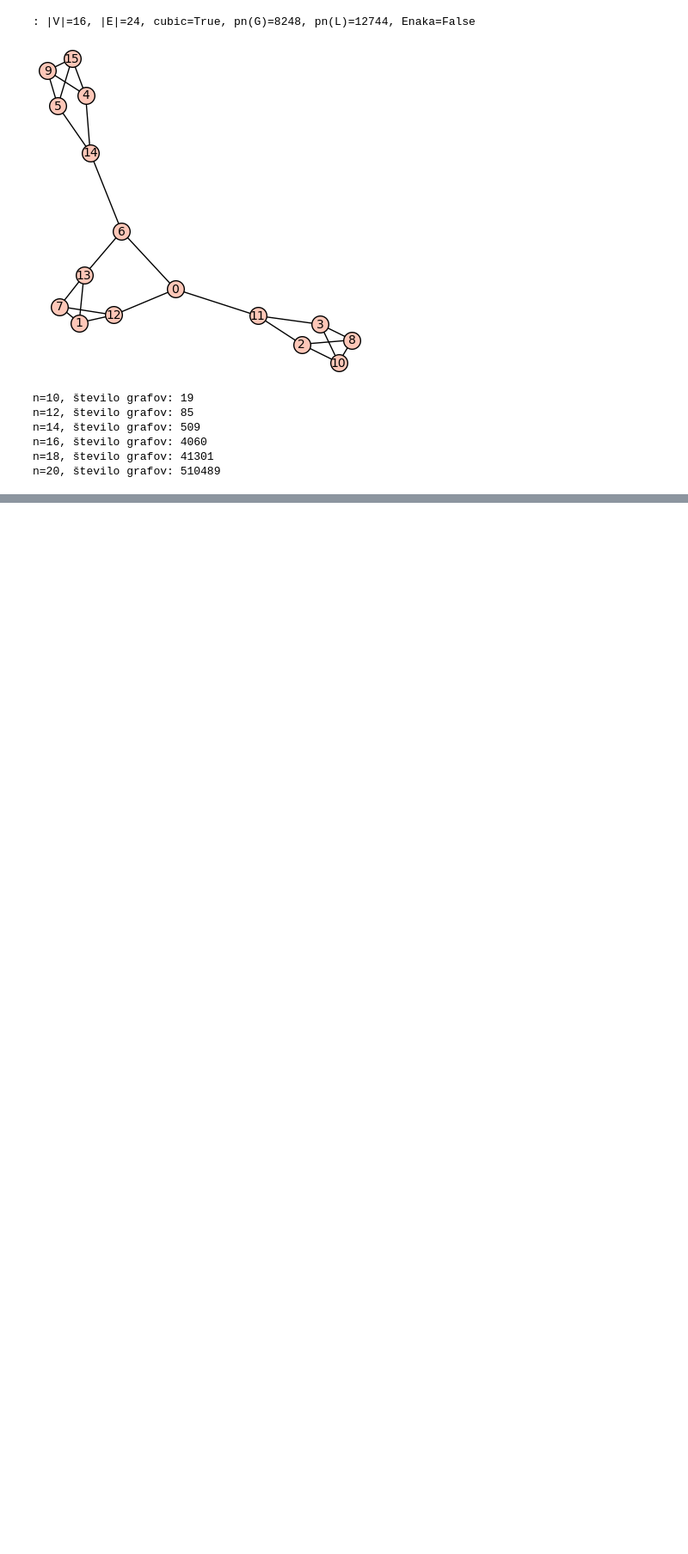
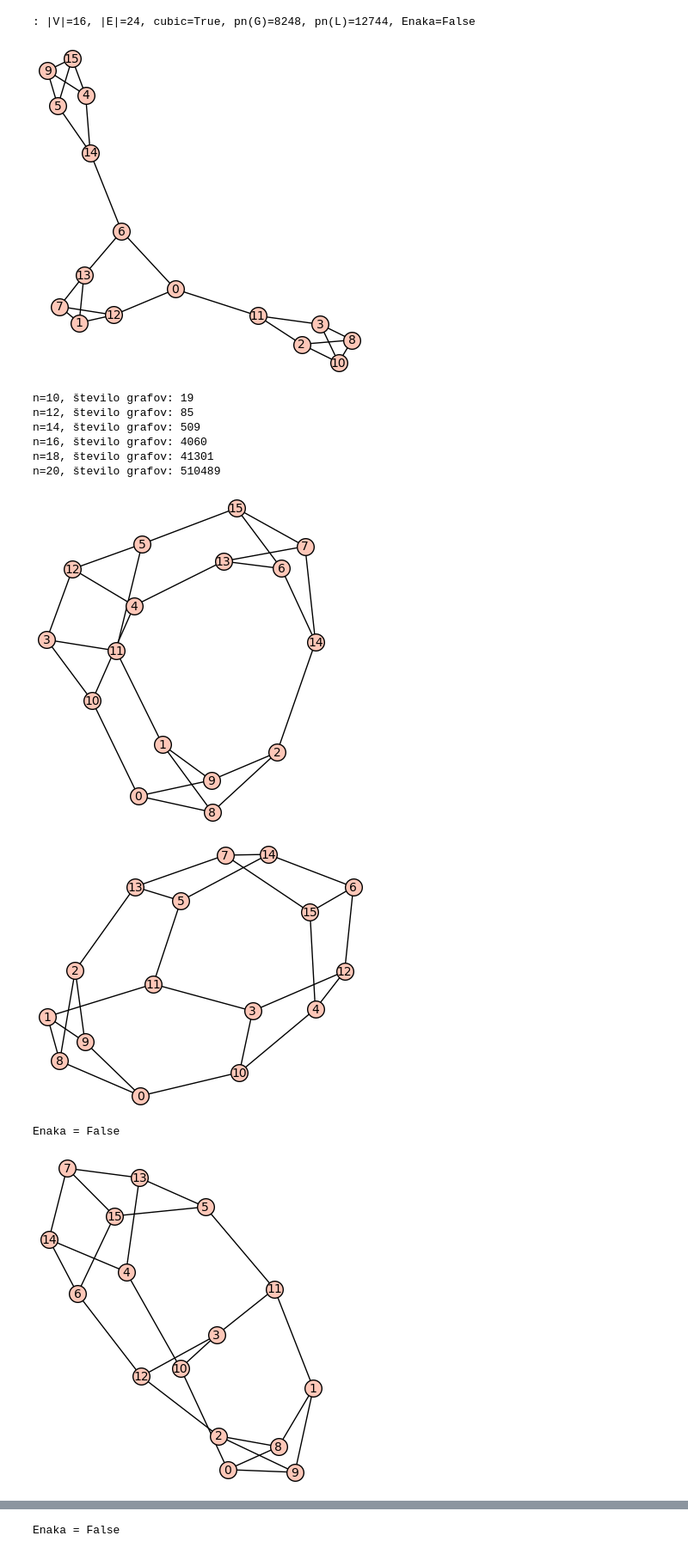
Before and after one commit to ZigaObradovic/FP_Group13, a Jupyter notebook: main.ipynb, the cells around one changed output, grey strips where cells are left out. Shown at 86% size. Cells and saved outputs as stored; diff of their text form; code cells hidden in the pictures; blank space fills up the shorter version.

```diff
--- a/main.ipynb
+++ b/main.ipynb
@@ -29,9 +29,3 @@ n = 34 | pn(L)=5825044, pn(G)=17644
 n = 36 | pn(L)=13252444, pn(G)=25972
 n = 38 | pn(L)=23301272, pn(G)=36612
 n = 40 | pn(L)=53010912, pn(G)=24616
-# %%
-Gs = [three_right_gadgets_star(), left_gadgets_bridge()]
-for G in Gs:
-    pnG = subpath_number(G)
-    print(f"|V|={G.num_verts()}, |E|={G.num_edges()}, cubic={all(d==3 for d in G.degree())}, pn(G)={pnG}")
-    G.show()
@@ -120,3 +109,27 @@ n=14, število grafov: 509
 n=16, število grafov: 4060
 n=18, število grafov: 41301
 n=20, število grafov: 510489
+# %%
+import random
+
+Gs = cubic_graphs(16)
+G1 = []
+G2 = []
+i = 0
+for G in Gs:
+    G1.append(G)
+    i += 1
+    if i == 3:
+        break
+for i, G in zip(range(3), Gs):
+    G2.append(G)
+
+for i in range(len(G1)):
+    G1[i].show()
+    G2[i].show()
+    print(f"Enaka = {G1[i].is_isomorphic(G2[i])}")
+# %% [output]
+[figure, added]
+[figure, added]
+Enaka = False
+[figure, added]
@@ -122,0 +137 @@ n=20, število grafov: 510489
+Enaka = False
```
Also changed, not shown: parts of 4 cells of this notebook, 12 other files.
